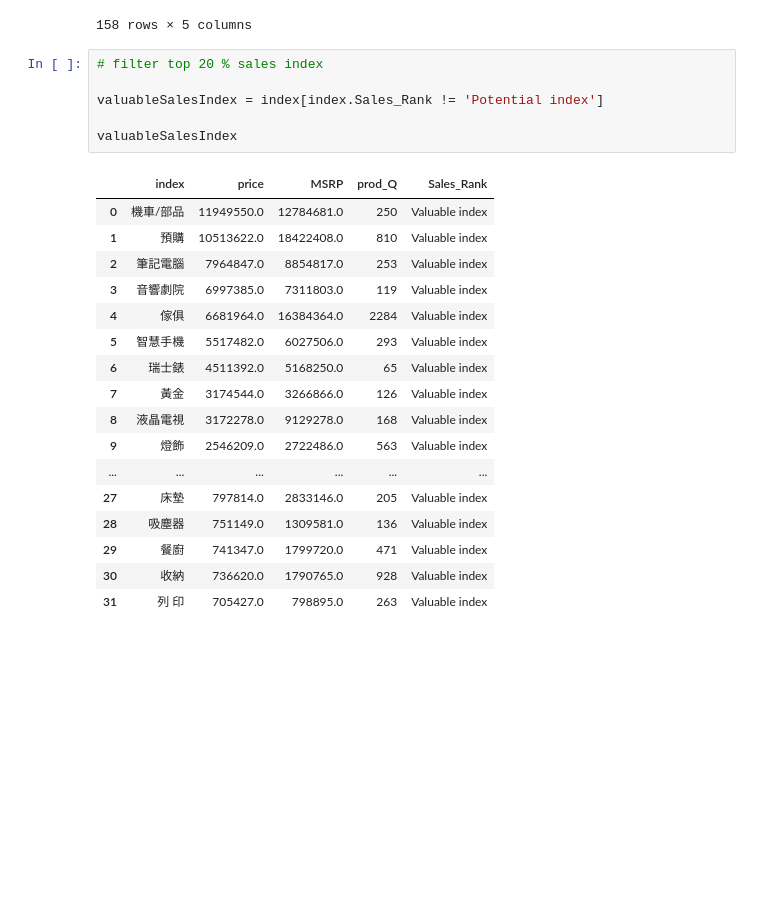
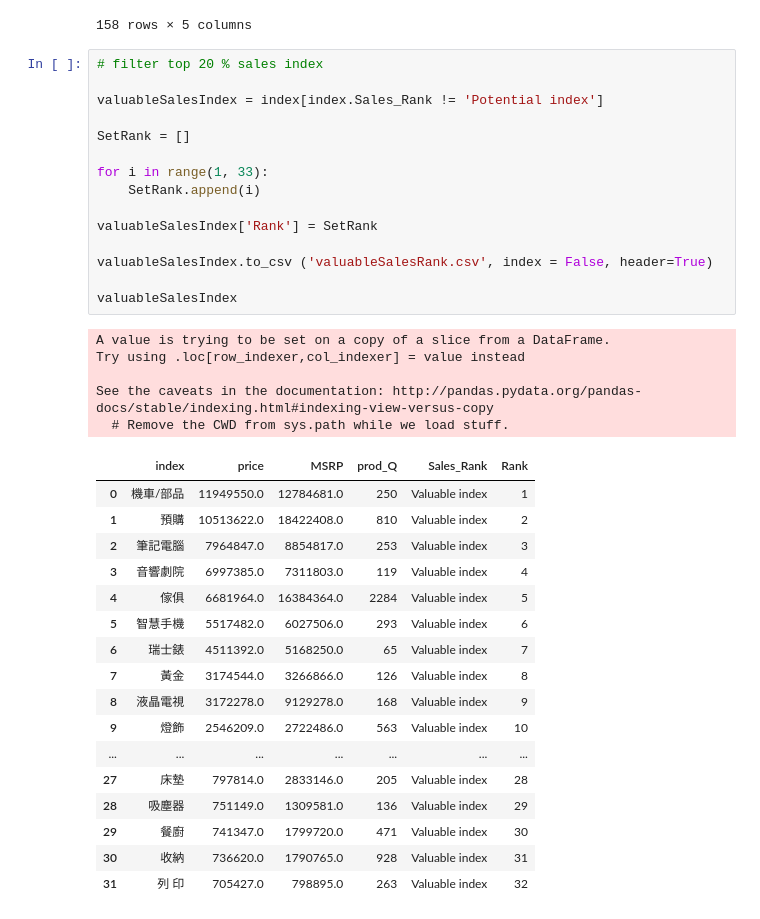
Before and after one commit to Ken0327/DataInnovation, a Jupyter notebook: DFM_Model-z_score_pchome.ipynb, the cells around one changed output. Saved outputs shown, nothing was run; the diff lists cells and outputs as text; blank space fills up the shorter version.

Commit message:
add rank for valuable index

```diff
--- a/DFM_Model-z_score_pchome.ipynb
+++ b/DFM_Model-z_score_pchome.ipynb
@@ -359,27 +359,41 @@ index
 # %%
 # filter top 20 % sales index
 
 valuableSalesIndex = index[index.Sales_Rank != 'Potential index']
 
+SetRank = []
+
+for i in range(1, 33):
+    SetRank.append(i)
+
+valuableSalesIndex['Rank'] = SetRank
+
+valuableSalesIndex.to_csv ('valuableSalesRank.csv', index = False, header=True)
+
 valuableSalesIndex
 # %% [output]
+A value is trying to be set on a copy of a slice from a DataFrame.
+Try using .loc[row_indexer,col_indexer] = value instead
+
+See the caveats in the documentation: http://pandas.pydata.org/pandas-docs/stable/indexing.html#indexing-view-versus-copy
+  # Remove the CWD from sys.path while we load stuff.
-|  | index | price | MSRP | prod_Q | Sales_Rank |
-| 0 | 機車/部品 | 11949550.0 | 12784681.0 | 250 | Valuable index |
-| 1 | 預購 | 10513622.0 | 18422408.0 | 810 | Valuable index |
-| 2 | 筆記電腦 | 7964847.0 | 8854817.0 | 253 | Valuable index |
-| 3 | 音響劇院 | 6997385.0 | 7311803.0 | 119 | Valuable index |
-| 4 | 傢俱 | 6681964.0 | 16384364.0 | 2284 | Valuable index |
-| 5 | 智慧手機 | 5517482.0 | 6027506.0 | 293 | Valuable index |
-| 6 | 瑞士錶 | 4511392.0 | 5168250.0 | 65 | Valuable index |
-| 7 | 黃金 | 3174544.0 | 3266866.0 | 126 | Valuable index |
-| 8 | 液晶電視 | 3172278.0 | 9129278.0 | 168 | Valuable index |
-| 9 | 燈飾 | 2546209.0 | 2722486.0 | 563 | Valuable index |
-| ... | ... | ... | ... | ... | ... |
-| 27 | 床墊 | 797814.0 | 2833146.0 | 205 | Valuable index |
-| 28 | 吸塵器 | 751149.0 | 1309581.0 | 136 | Valuable index |
-| 29 | 餐廚 | 741347.0 | 1799720.0 | 471 | Valuable index |
-| 30 | 收納 | 736620.0 | 1790765.0 | 928 | Valuable index |
-| 31 | 列 印 | 705427.0 | 798895.0 | 263 | Valuable index |
+|  | index | price | MSRP | prod_Q | Sales_Rank | Rank |
+| 0 | 機車/部品 | 11949550.0 | 12784681.0 | 250 | Valuable index | 1 |
+| 1 | 預購 | 10513622.0 | 18422408.0 | 810 | Valuable index | 2 |
+| 2 | 筆記電腦 | 7964847.0 | 8854817.0 | 253 | Valuable index | 3 |
+| 3 | 音響劇院 | 6997385.0 | 7311803.0 | 119 | Valuable index | 4 |
+| 4 | 傢俱 | 6681964.0 | 16384364.0 | 2284 | Valuable index | 5 |
+| 5 | 智慧手機 | 5517482.0 | 6027506.0 | 293 | Valuable index | 6 |
+| 6 | 瑞士錶 | 4511392.0 | 5168250.0 | 65 | Valuable index | 7 |
+| 7 | 黃金 | 3174544.0 | 3266866.0 | 126 | Valuable index | 8 |
+| 8 | 液晶電視 | 3172278.0 | 9129278.0 | 168 | Valuable index | 9 |
+| 9 | 燈飾 | 2546209.0 | 2722486.0 | 563 | Valuable index | 10 |
+| ... | ... | ... | ... | ... | ... | ... |
+| 27 | 床墊 | 797814.0 | 2833146.0 | 205 | Valuable index | 28 |
+| 28 | 吸塵器 | 751149.0 | 1309581.0 | 136 | Valuable index | 29 |
+| 29 | 餐廚 | 741347.0 | 1799720.0 | 471 | Valuable index | 30 |
+| 30 | 收納 | 736620.0 | 1790765.0 | 928 | Valuable index | 31 |
+| 31 | 列 印 | 705427.0 | 798895.0 | 263 | Valuable index | 32 |
 # %%
 # Filter top 20 % prod_Q group by index
 valuableQuantityIndex = valuableSalesIndex.sort_values(by='prod_Q', ascending=False)
```
Also changed, not shown: parts of 2 cells of this notebook, 3 other files.
